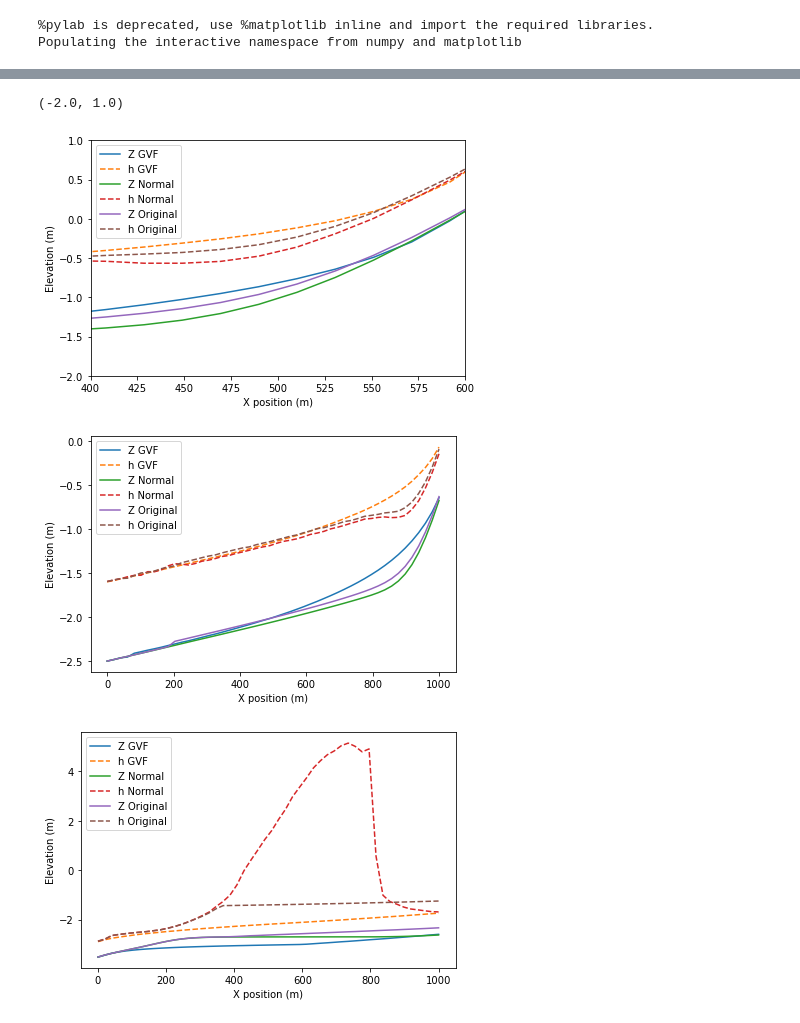
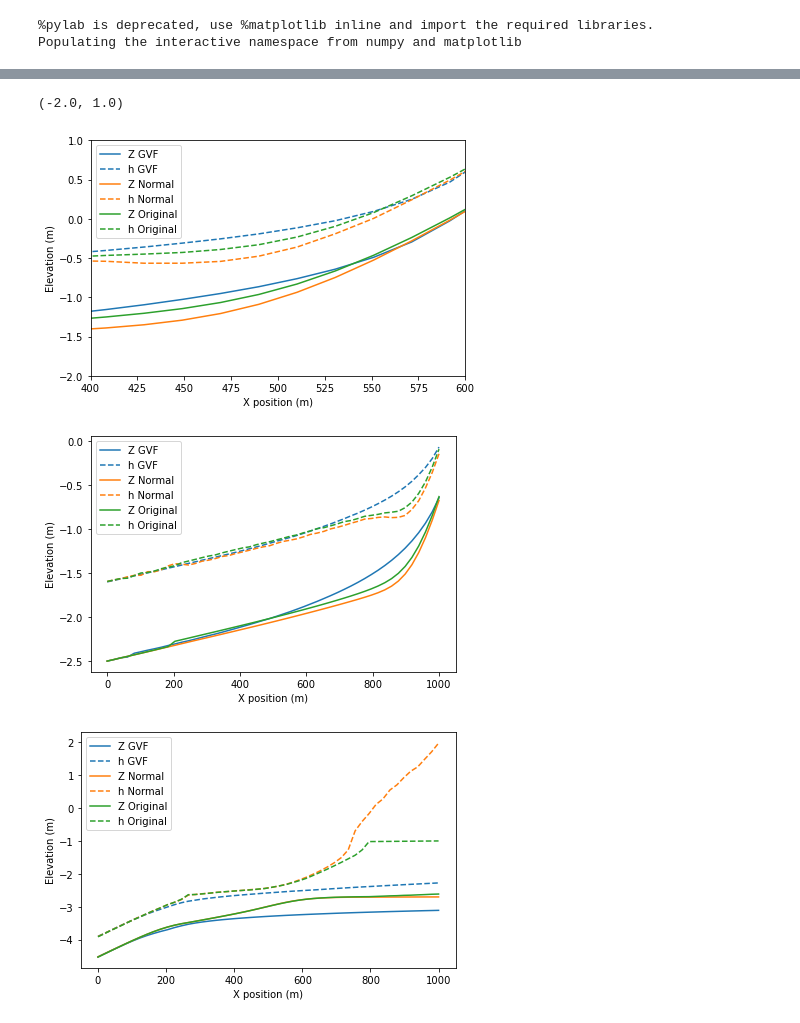
Before and after one commit to CovingtonResearchGroup/champ, a Jupyter notebook: champ/Examples/Flow-comparison.ipynb, the cells around one changed output, grey strips where cells are left out. Cells and saved outputs as stored; diff of their text form; code cells hidden in the pictures.

Commit message:
created comparison figures

```diff
--- a/champ/Examples/Flow-comparison.ipynb
+++ b/champ/Examples/Flow-comparison.ipynb
@@ -15,22 +15,27 @@ def load_sims(snapshot,
     snapfilename = 'snapshot-' + timestep_str + '.pkl'
     simdir = {}
     for i, dir in enumerate(dirs):
-        snapfile = open(os.path.join(base_dir, dir, snapfilename), 'rb')
-        sim = pickle.load(snapfile)
-        snapfile.close()
-        simdir[names[i]] = sim
+        try:
+            snapfile = open(os.path.join(base_dir, dir, snapfilename), 'rb')
+            sim = pickle.load(snapfile)
+            snapfile.close()
+            simdir[names[i]] = sim
+        except OSError as e:
+            print('No such snapshot file.')
     return simdir
 # %%
 def plot_sim_profiles(sims):
-    figure()
     legend_list = []
+    color_dict = {'GVF':'tab:blue', 'Normal':'tab:orange', 'Original':'tab:green'}
+
     for sim_name in sims.keys():
         sim = sims[sim_name]
         x = sim.x_arr
-        plot(x, sim.z_arr)
+        plot(x, sim.z_arr, color=color_dict[sim_name])
         legend_list.append('Z '+ sim_name)
-        plot(x, sim.h, '--')
+        plot(x, sim.h, '--', color=color_dict[sim_name])
         legend_list.append('h '+ sim_name)
+
     legend(legend_list)
     xlabel('X position (m)')
     ylabel('Elevation (m)')
@@ -40,17 +83,18 @@ sims = load_sims(8000)
 # %%
+sims = load_sims(8000)
 plot_sim_profiles(sims)
 xlim([400,600])
 ylim([-2,1])
 # %% [output]
 (-2.0, 1.0)
-[figure, old version]
+[figure, new version]
 # %%
 sims = load_sims(15000)
 plot_sim_profiles(sims)
 # %% [output]
-[figure, old version]
+[figure, new version]
 # %%
-sims = load_sims(25000)
+sims = load_sims(35000)
 plot_sim_profiles(sims)
 # %% [output]
-[figure, old version]
+[figure, new version]
```
Also changed, not shown: parts of 6 cells of this notebook.
